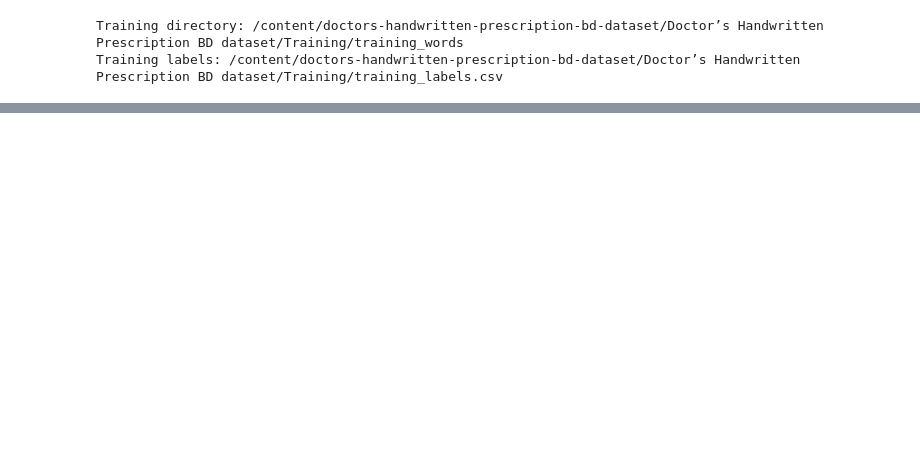
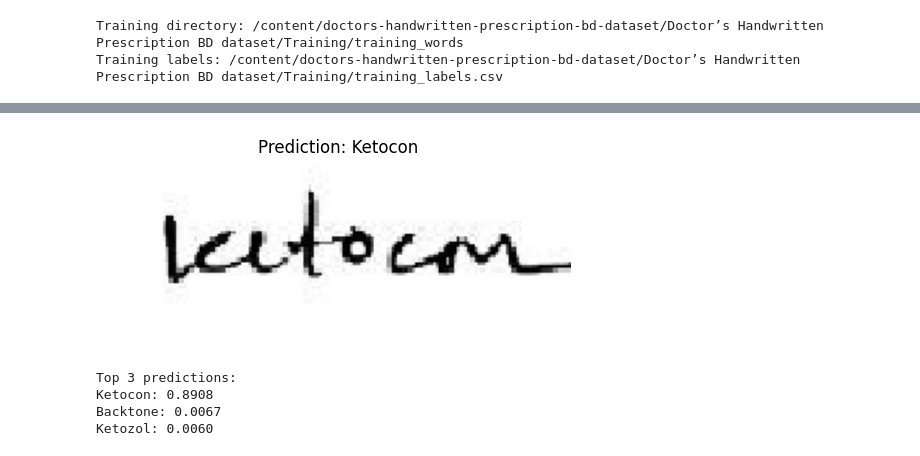
Before and after one commit to ahammadnafiz/ML-From-Scratch, a Jupyter notebook: Projects/BD_HandWritten_Prescription_Detection.ipynb, the cells around one changed output, grey strips where cells are left out. Saved outputs shown, nothing was run; the diff lists cells and outputs as text; code cells hidden in the pictures; blank space fills up the shorter version.

```diff
--- a/Projects/BD_HandWritten_Prescription_Detection.ipynb
+++ b/Projects/BD_HandWritten_Prescription_Detection.ipynb
@@ -598,31 +683,37 @@ def predict_image(model, image_path, class_to_idx):
     img = cv2.cvtColor(img, cv2.COLOR_BGR2RGB)
     img_tensor = transform(img)
     img_tensor = img_tensor.unsqueeze(0).to(device)  # Add batch dimension
 
     # Make prediction
     model.eval()
     with torch.no_grad():
         outputs = model(img_tensor)
         _, pred = torch.max(outputs, 1)
         predicted_class = idx_to_class[pred.item()]
 
         # Get probabilities
         probs = torch.nn.functional.softmax(outputs, dim=1)[0]
         top_probs, top_idxs = torch.topk(probs, 3)
 
     # Display results
     plt.figure(figsize=(6, 6))
     plt.imshow(img)
     plt.title(f"Prediction: {predicted_class}")
     plt.axis('off')
     plt.show()
 
     # Print top 3 predictions
     print("Top 3 predictions:")
     for i in range(3):
         print(f"{idx_to_class[top_idxs[i].item()]}: {top_probs[i].item():.4f}")
 
     return predicted_class
 
-test_image_path = "/content/doctors-handwritten-prescription-bd-dataset/Doctor’s Handwritten Prescription BD dataset/Validation/validation_words/162.png"
+test_image_path = "/content/doctors-handwritten-prescription-bd-dataset/Doctor’s Handwritten Prescription BD dataset/Testing/testing_words/385.png"
 prediction = predict_image(best_model, test_image_path, train_dataset.class_to_idx)
+# %% [output]
+[figure, added]
+Top 3 predictions:
+Ketocon: 0.8908
+Backtone: 0.0067
+Ketozol: 0.0060
```
Also changed, not shown: parts of 8 cells of this notebook.
